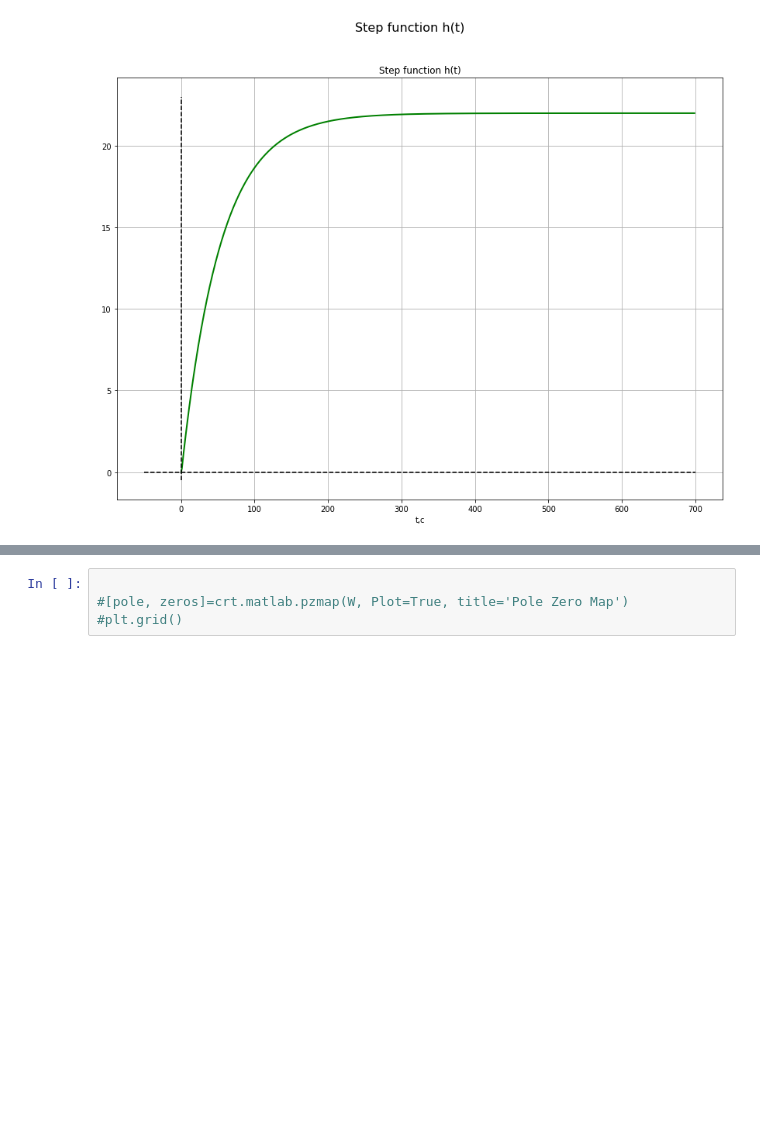
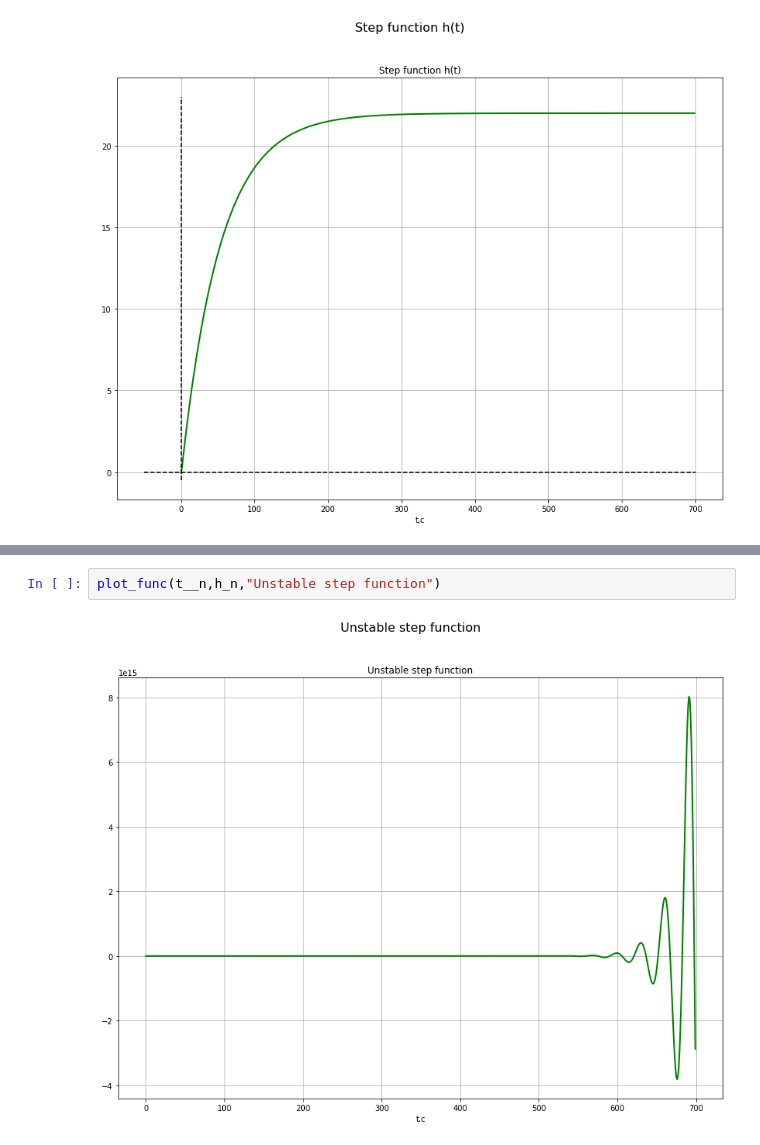
Before and after one commit to OopsKernelPanic/control-systems-engineering-labs, a Jupyter notebook: lab_2_tau.ipynb, the cells around one changed output, grey strips where cells are left out. Saved outputs shown, nothing was run; the diff lists cells and outputs as text; blank space fills up the shorter version.

```diff
--- a/lab_2_tau.ipynb
+++ b/lab_2_tau.ipynb
@@ -214,9 +271,9 @@ plt.plot(t_,h,"b--")
 # %% [output]
 [<matplotlib.lines.Line2D at 0x...>]
 [figure]
-# %%
-
-#[pole, zeros]=crt.matlab.pzmap(W, Plot=True, title='Pole Zero Map')
-#plt.grid()
+# %%
+plot_func(t__n,h_n,"Unstable step function")
+# %% [output]
+[figure, added]
 # %%
 # Poluses
```
Also changed, not shown: parts of 13 cells of this notebook.
